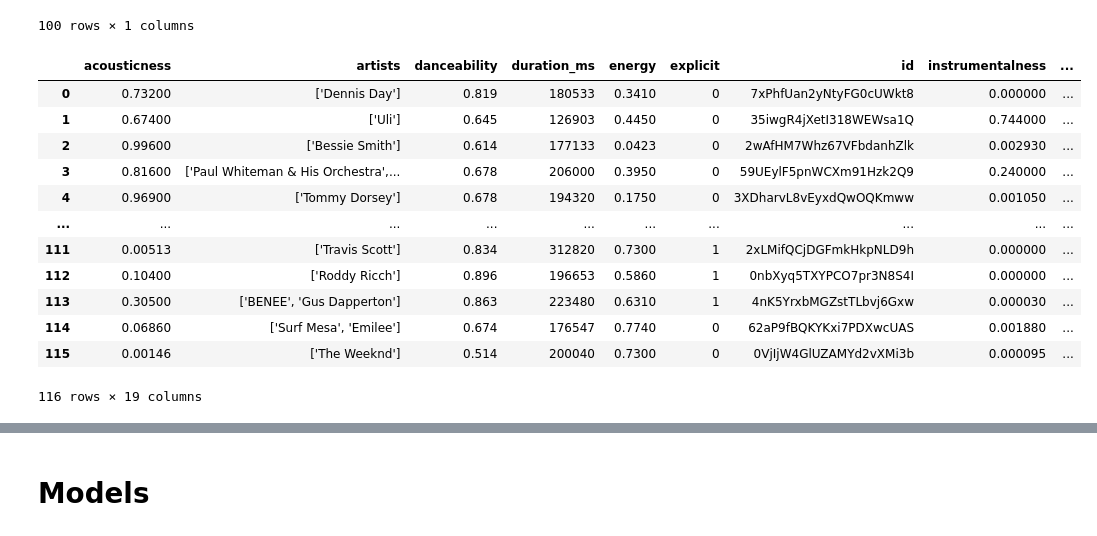
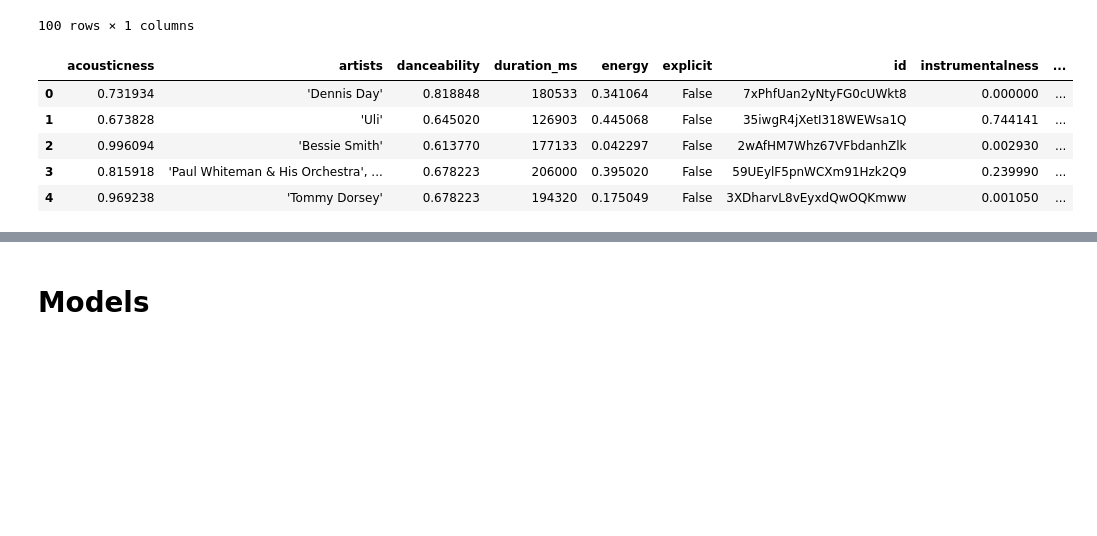
Before and after one commit to Manuela-AYO/DAProject2022, a Jupyter notebook: spotifyAnalysis.ipynb, the cells around one changed output, grey strips where cells are left out. Saved outputs shown, nothing was run; the diff lists cells and outputs as text; code cells hidden in the pictures; blank space fills up the shorter version.

```diff
--- a/spotifyAnalysis.ipynb
+++ b/spotifyAnalysis.ipynb
@@ -155,16 +116,11 @@ df["loudness"].min()
-# %%
-# in the API, it's said that loudness ranges between -60 and 0.0
-# but in the dataset, the max value is 3.855
-# float32 is ok for the data type
-df["loudness"] = df["loudness"].astype("float32")
 # %%
 df["mode"].unique()
 # %% [output]
 array([1, 0])
 # %%
 # mode represents the modality of a track. 0 for minor and 1 for major.
-# we can set it to boolean with False for minor and True for major
-df["mode"] = df["mode"].replace({0:False, 1:True}).astype("bool")
+# we'll use int8 to represent it
+df["mode"] = df["mode"].astype("int8")
 # %%
 # change the data type of name from object to string
 df["name"] = df["name"].astype("string")
@@ -177,9 +133,6 @@ df["popularity"].min()
 # %%
 # the popularity is between 0 and 100 so 8 bits are enough
 df["popularity"] = df["popularity"].astype("int8")
-# %%
-# speechiness is between 0.0 and 1.0
-df["speechiness"] = df["speechiness"].astype("float16")
 # %%
 print(df["tempo"].min())
 df["tempo"].max()
@@ -188,9 +141,6 @@ df["tempo"].max()
 244.091
 # %% [markdown]
 It's better not to change the type of tempo because it doesn't have a fix interval and depend from the duration
-# %%
-# valence is between 0.0 and 1.0
-df["valence"] = df["valence"].astype("float16")
 # %%
 # remove the release_date column because of the inconsistency of its data
 # sometimes we have the whole date and other times, it's just the year
@@ -724,19 +713,12 @@ pivot
 # %%
 new_df = pd.merge(left=df, right=pivot, on=["year","popularity"], how="inner")
 # %%
-new_df
+new_df.head()
 # %% [output]
 |  | acousticness | artists | danceability | duration_ms | energy | explicit | id | instrumentalness | ... |
-| 0 | 0.73200 | ['Dennis Day'] | 0.819 | 180533 | 0.3410 | 0 | 7xPhfUan2yNtyFG0cUWkt8 | 0.000000 | ... |
-| 1 | 0.67400 | ['Uli'] | 0.645 | 126903 | 0.4450 | 0 | 35iwgR4jXetI318WEWsa1Q | 0.744000 | ... |
-| 2 | 0.99600 | ['Bessie Smith'] | 0.614 | 177133 | 0.0423 | 0 | 2wAfHM7Whz67VFbdanhZlk | 0.002930 | ... |
-| 3 | 0.81600 | ['Paul Whiteman & His Orchestra',... | 0.678 | 206000 | 0.3950 | 0 | 59UEylF5pnWCXm91Hzk2Q9 | 0.240000 | ... |
-| 4 | 0.96900 | ['Tommy Dorsey'] | 0.678 | 194320 | 0.1750 | 0 | 3XDharvL8vEyxdQwOQKmww | 0.001050 | ... |
-| ... | ... | ... | ... | ... | ... | ... | ... | ... | ... |
-| 111 | 0.00513 | ['Travis Scott'] | 0.834 | 312820 | 0.7300 | 1 | 2xLMifQCjDGFmkHkpNLD9h | 0.000000 | ... |
-| 112 | 0.10400 | ['Roddy Ricch'] | 0.896 | 196653 | 0.5860 | 1 | 0nbXyq5TXYPCO7pr3N8S4I | 0.000000 | ... |
-| 113 | 0.30500 | ['BENEE', 'Gus Dapperton'] | 0.863 | 223480 | 0.6310 | 1 | 4nK5YrxbMGZstTLbvj6Gxw | 0.000030 | ... |
-| 114 | 0.06860 | ['Surf Mesa', 'Emilee'] | 0.674 | 176547 | 0.7740 | 0 | 62aP9fBQKYKxi7PDXwcUAS | 0.001880 | ... |
-| 115 | 0.00146 | ['The Weeknd'] | 0.514 | 200040 | 0.7300 | 0 | 0VjIjW4GlUZAMYd2vXMi3b | 0.000095 | ... |
+| 0 | 0.731934 | 'Dennis Day' | 0.818848 | 180533 | 0.341064 | False | 7xPhfUan2yNtyFG0cUWkt8 | 0.000000 | ... |
+| 1 | 0.673828 | 'Uli' | 0.645020 | 126903 | 0.445068 | False | 35iwgR4jXetI318WEWsa1Q | 0.744141 | ... |
+| 2 | 0.996094 | 'Bessie Smith' | 0.613770 | 177133 | 0.042297 | False | 2wAfHM7Whz67VFbdanhZlk | 0.002930 | ... |
+| 3 | 0.815918 | 'Paul Whiteman & His Orchestra', ... | 0.678223 | 206000 | 0.395020 | False | 59UEylF5pnWCXm91Hzk2Q9 | 0.239990 | ... |
+| 4 | 0.969238 | 'Tommy Dorsey' | 0.678223 | 194320 | 0.175049 | False | 3XDharvL8vEyxdQwOQKmww | 0.001050 | ... |
-116 rows × 19 columns
 # %%
```
Also changed, not shown: parts of 97 cells of this notebook, 2 other files.
